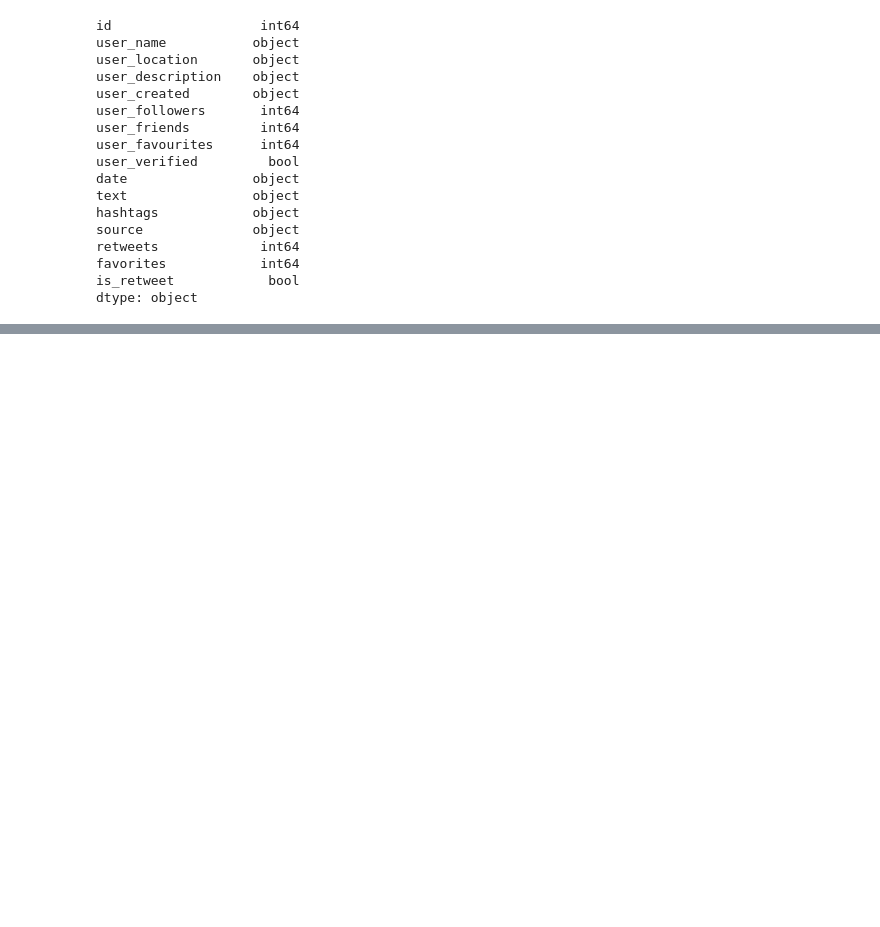
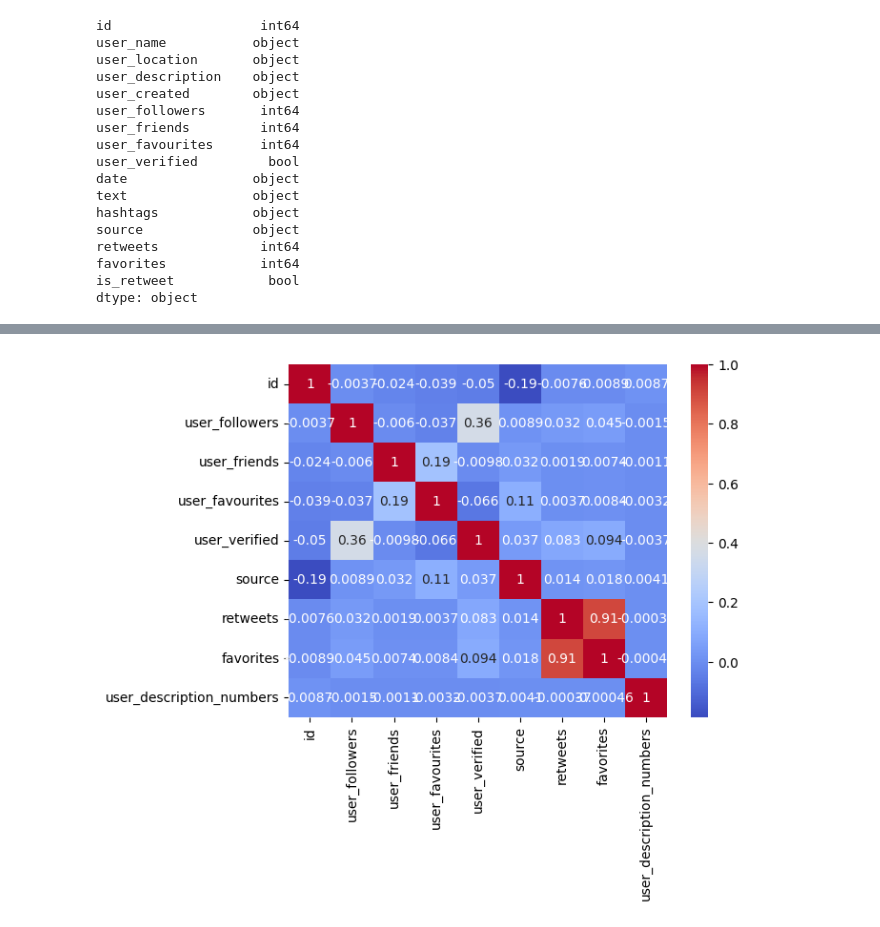
Before and after one commit to clauloro/COVID, a Jupyter notebook: .ipynb, the cells around one changed output, grey strips where cells are left out. Cells and saved outputs as stored; diff of their text form; code cells hidden in the pictures; blank space fills up the shorter version.

```diff
--- a/.ipynb
+++ b/.ipynb
@@ -136,0 +179,2 @@ dtype: object
+# %%
+new_df.drop(['is_retweet'], axis=1, inplace=True)
@@ -136,0 +201,2 @@ dtype: object
+# %%
+new_df.drop_duplicates(inplace=True)
@@ -136,0 +223,15 @@ dtype: object
+# %%
+new_df['user_location'].fillna('Unknown', inplace=True)
+new_df['user_description'].fillna('No description', inplace=True)
+new_df['user_description_numbers'].fillna(0, inplace=True)
+new_df['hashtags'].fillna('No hashtags', inplace=True)
+new_df['source'].fillna('Unknown source', inplace=True)
+# %%
+encoder = LabelEncoder()
+new_df['source'] = encoder.fit_transform(new_df['source'])
+# %%
+correlation_matrix = new_df.corr()
+sns.heatmap(correlation_matrix, annot=True, cmap='coolwarm')
+plt.show()
+# %% [output]
+[figure, added]
```
Also changed, not shown: parts of 13 cells of this notebook.
